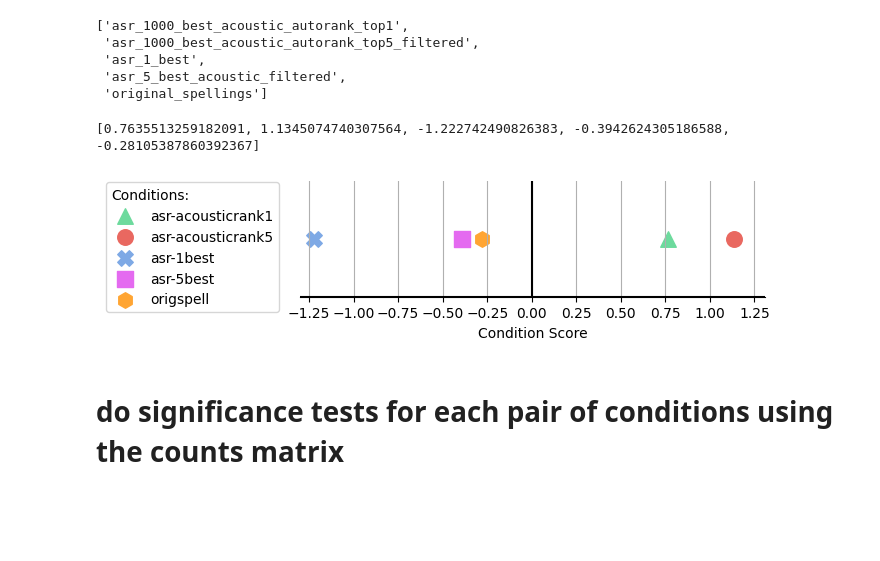
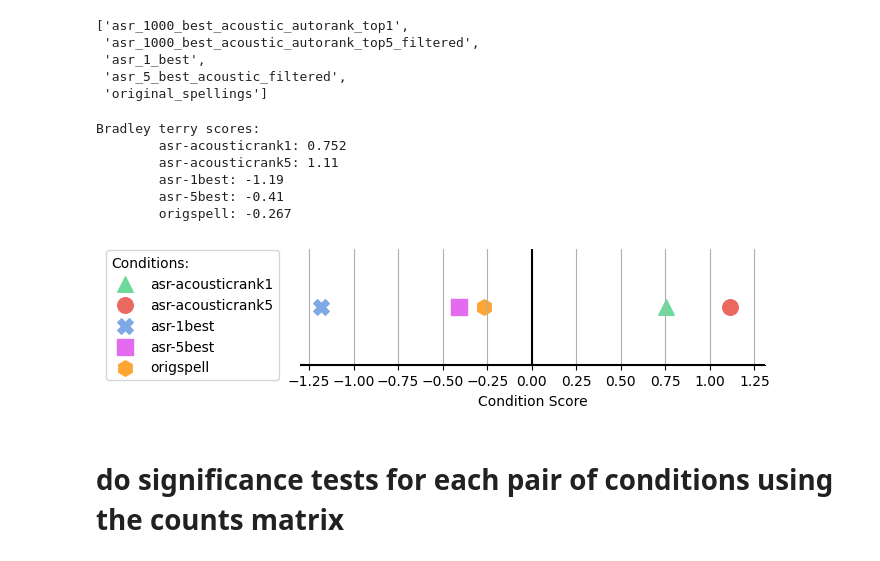
Before and after one commit to jonojace/rlspeller, a Jupyter notebook: ab_test/analyse_qualtrics_listening_test_results_SSW2023_exp2.ipynb, the cells around one changed output. Saved outputs shown, nothing was run; the diff lists cells and outputs as text; code cells hidden in the pictures; blank space fills up the shorter version.

```diff
--- a/ab_test/analyse_qualtrics_listening_test_results_SSW2023_exp2.ipynb
+++ b/ab_test/analyse_qualtrics_listening_test_results_SSW2023_exp2.ipynb
@@ -15,8 +15,10 @@ rsync -avu /Users/jonojace/Downloads/SSW2023\ -\ Experiment\ 2_April\ 14,\ 2023_
 # %%
 EXP_NUM = 2
 
-# data_path = "SSW2023 - Experiment 1_April 7, 2023_07.02.tsv" # exp1 results
-data_path = 'SSW2023 - Experiment 2_April 14, 2023_04.34.tsv' # exp2 results
+if EXP_NUM == 1:
+    data_path = "SSW2023 - Experiment 1_April 7, 2023_07.02.tsv" # exp1 results
+elif EXP_NUM == 2:
+    data_path = 'SSW2023 - Experiment 2_April 15, 2023_08.44.tsv' # exp2 results
 
 with open(data_path, encoding='UTF-16') as f:
     df = pd.read_table(f)
@@ -500,7 +502,9 @@ column_names
 # %%
 def counts_matrix_to_bradley_terry_plot(c, savepath=""):
     islr_res = ilsr_pairwise_dense(c).tolist()
-    print(islr_res)
+    print("Bradley terry scores:")
+    for cond, score in zip(conditions, islr_res):
+        print(f"\t{rename_condition(cond)}: {score:.3g}")
 
     # list(zip(islr_res, column_names)) # unsorted
     # # sort cols by result value to make legend easier to read
@@ -542,39 +546,50 @@ def counts_matrix_to_bradley_terry_plot(c, savepath=""):
 
 
 
     #############################################
     # limits
-    xlim = 1.3
+    if EXP_NUM == 1:
+        xlim = 0.5
+        xtick_interval = 0.1
+        xtick_lim = 0.5
+    elif EXP_NUM == 2:
+        xlim = 1.3
+        xtick_interval = 0.25
+        xtick_lim = 1.25
+
     xlim_offset = 0.01
     plt.xlim([-xlim, xlim+xlim_offset])
     plt.ylim([0, 0.25])
 
     #############################################
     # set xticks
-    xtick_interval = 0.25
-    xtick_lim = 1.25
     ax.set_xticks(np.arange(-xtick_lim, xtick_lim+xlim_offset, xtick_interval))
 
     # x axis and y axis
     ax.axvline(x=0, color='k')
     ax.axhline(y=0, color='k')
 
     legend = ax.legend(
         # loc="upper left",
         bbox_to_anchor =(-0.03, 1.05),
     )
 
     legend.set_title("Conditions:")
     legend._legend_box.align = "left"
 
     ax.set_xlabel("Condition Score")
     if savepath:
-        plt.savefig(savepath, bbox_inches='tight')
+        plt.savefig(savepath, bbox_inches='tight', pad_inches=0)
 
 counts_matrix_to_bradley_terry_plot(c, savepath=f'plots/exp{EXP_NUM}_results.pdf')
 # %% [output]
-[0.7635513259182091, 1.1345074740307564, -1.222742490826383, -0.3942624305186588, -0.28105387860392367]
+Bradley terry scores:
+        asr-acousticrank1: 0.752
+        asr-acousticrank5: 1.11
+        asr-1best: -1.19
+        asr-5best: -0.41
+        origspell: -0.267
-[figure, old version]
+[figure, new version]
 # %% [markdown]
 # do significance tests for each pair of conditions using the counts matrix
 # %% [markdown]
```
Also changed, not shown: parts of 11 cells of this notebook, 27 other files.
